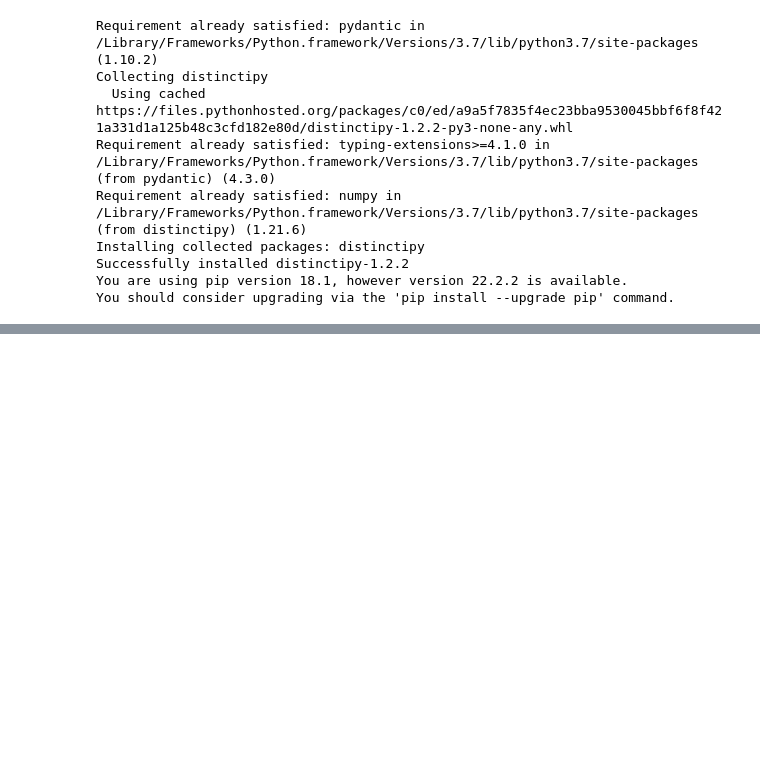
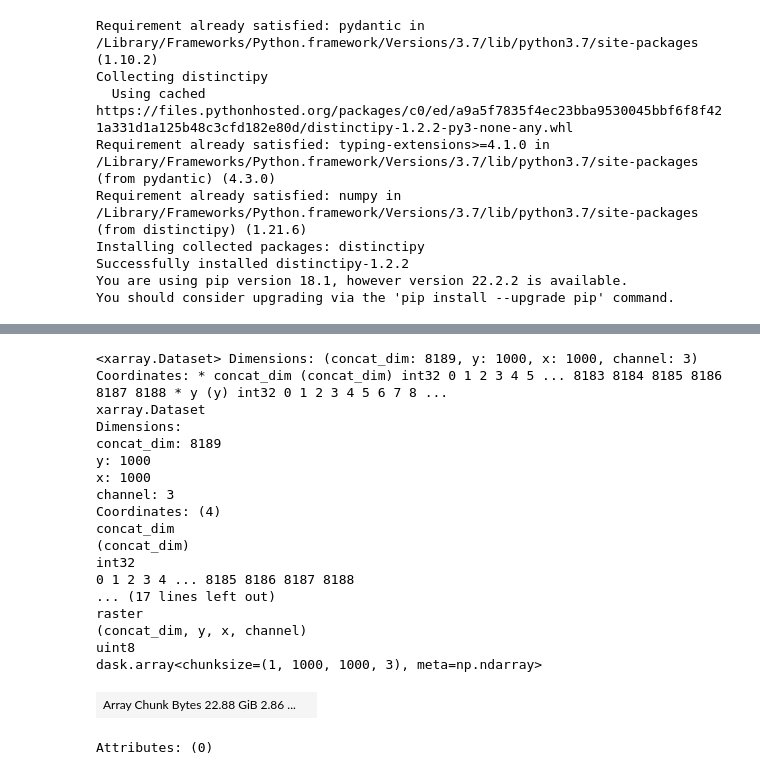
Before and after one commit to lucyOCg/scivision, a Jupyter notebook: flower_power.ipynb, the cells around one changed output, grey strips where cells are left out. Cells and saved outputs as stored; diff of their text form; code cells hidden in the pictures; blank space fills up the shorter version.

```diff
--- a/flower_power.ipynb
+++ b/flower_power.ipynb
@@ -81,5 +150,25 @@ data_config
 # %%
-test_image = data_config.test_image().to_dask() # The xarray.DataArray is one format accepted by the our models
+test_image = data_config.flowers().to_dask() # The xarray.DataArray is one format accepted by the our models
 test_image
+# %% [output]
+<xarray.Dataset> Dimensions: (concat_dim: 8189, y: 1000, x: 1000, channel: 3) Coordinates: * concat_dim (concat_dim) int32 0 1 2 3 4 5 ... 8183 8184 8185 8186 8187 8188 * y (y) int32 0 1 2 3 4 5 6 7 8 ...
+xarray.Dataset
+Dimensions:
+concat_dim: 8189
+y: 1000
+x: 1000
+channel: 3
+Coordinates: (4)
+concat_dim
+(concat_dim)
+int32
+0 1 2 3 4 ... 8185 8186 8187 8188
+... (17 lines left out)
+raster
+(concat_dim, y, x, channel)
+uint8
+dask.array<chunksize=(1, 1000, 1000, 3), meta=np.ndarray>
+| Array Chunk Bytes 22.88 GiB 2.86 ... |  |
+Attributes: (0)
 # %%
 import matplotlib.pyplot as plt
```
Also changed, not shown: parts of 13 cells of this notebook.
